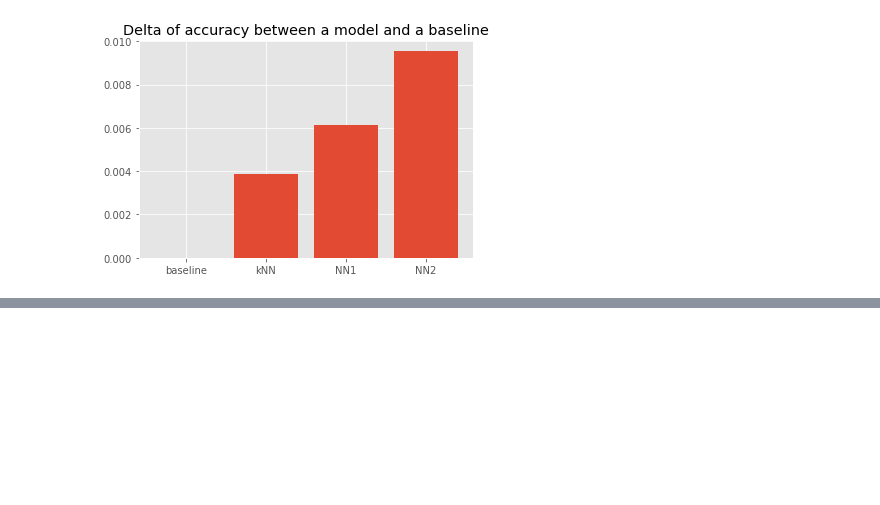
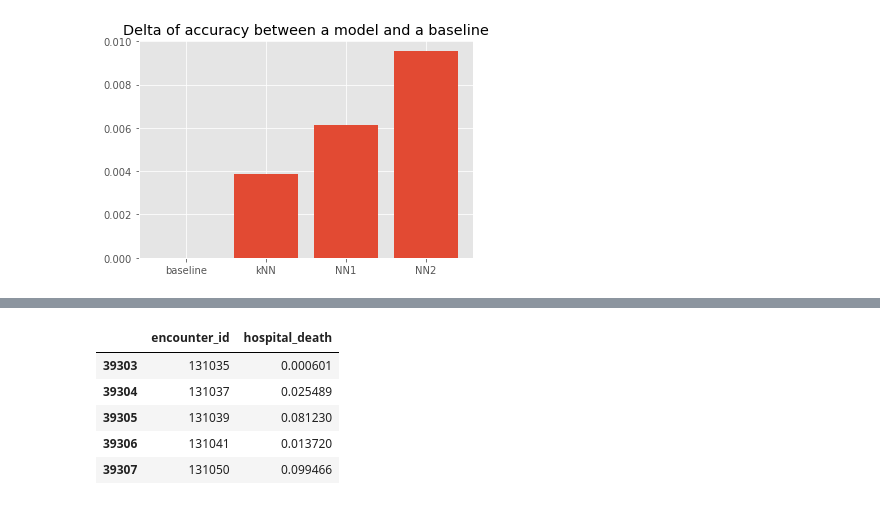
Before and after one commit to alexsokolowska/widsdatathon2020, a Jupyter notebook: WiDS_Datathon.ipynb, the cells around one changed output, grey strips where cells are left out. Saved outputs shown, nothing was run; the diff lists cells and outputs as text; code cells hidden in the pictures; blank space fills up the shorter version.

```diff
--- a/WiDS_Datathon.ipynb
+++ b/WiDS_Datathon.ipynb
@@ -669,0 +1009,2 @@ Text(0.5, 1.0, 'Delta of accuracy between a model and a baseline')
+# %%
+df = pd.DataFrame(dict)
@@ -669,0 +1021,9 @@ Text(0.5, 1.0, 'Delta of accuracy between a model and a baseline')
+# %%
+df.tail()
+# %% [output]
+|  | encounter_id | hospital_death |
+| 39303 | 131035 | 0.000601 |
+| 39304 | 131037 | 0.025489 |
+| 39305 | 131039 | 0.081230 |
+| 39306 | 131041 | 0.013720 |
+| 39307 | 131050 | 0.099466 |
```
Also changed, not shown: parts of 55 cells of this notebook, 2 other files.
